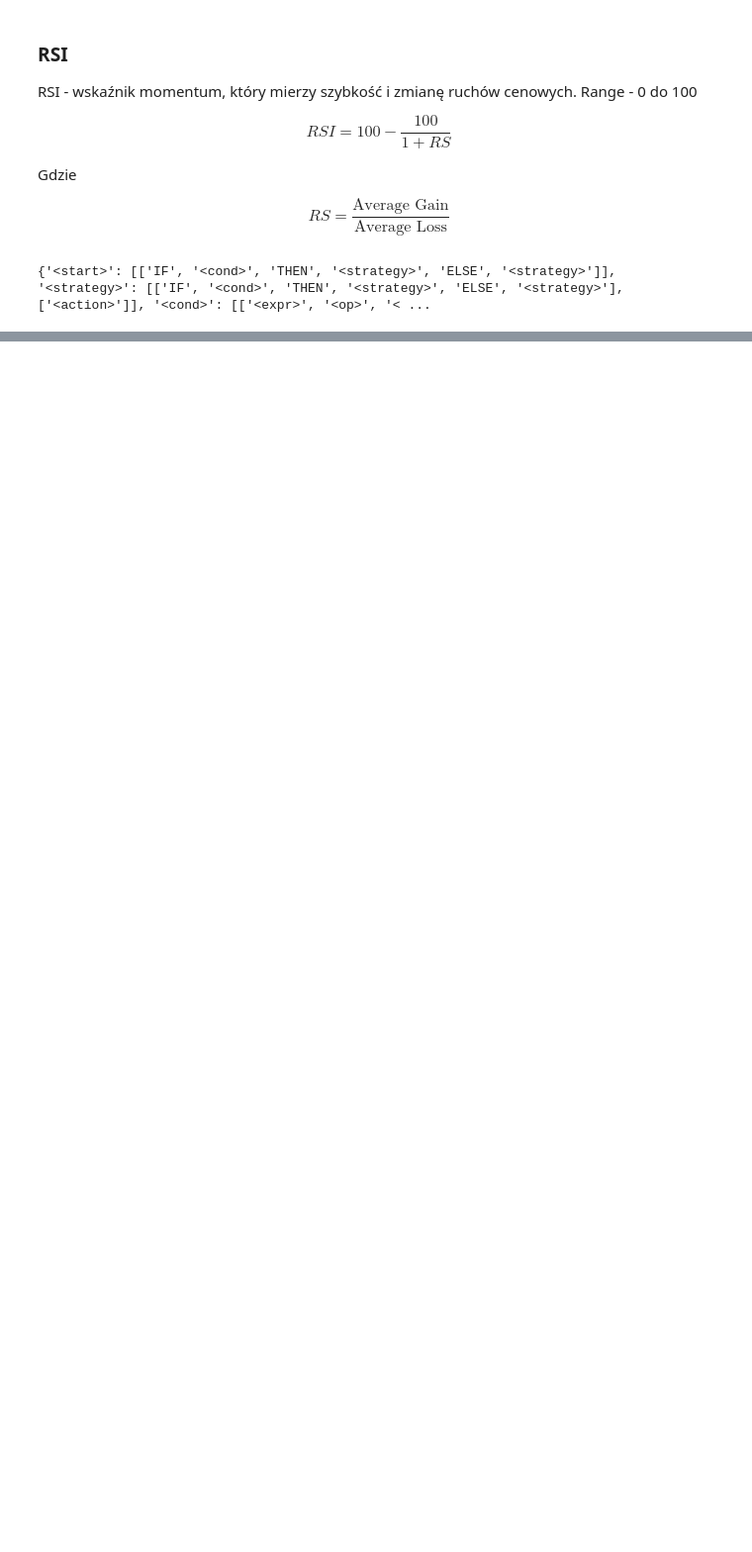
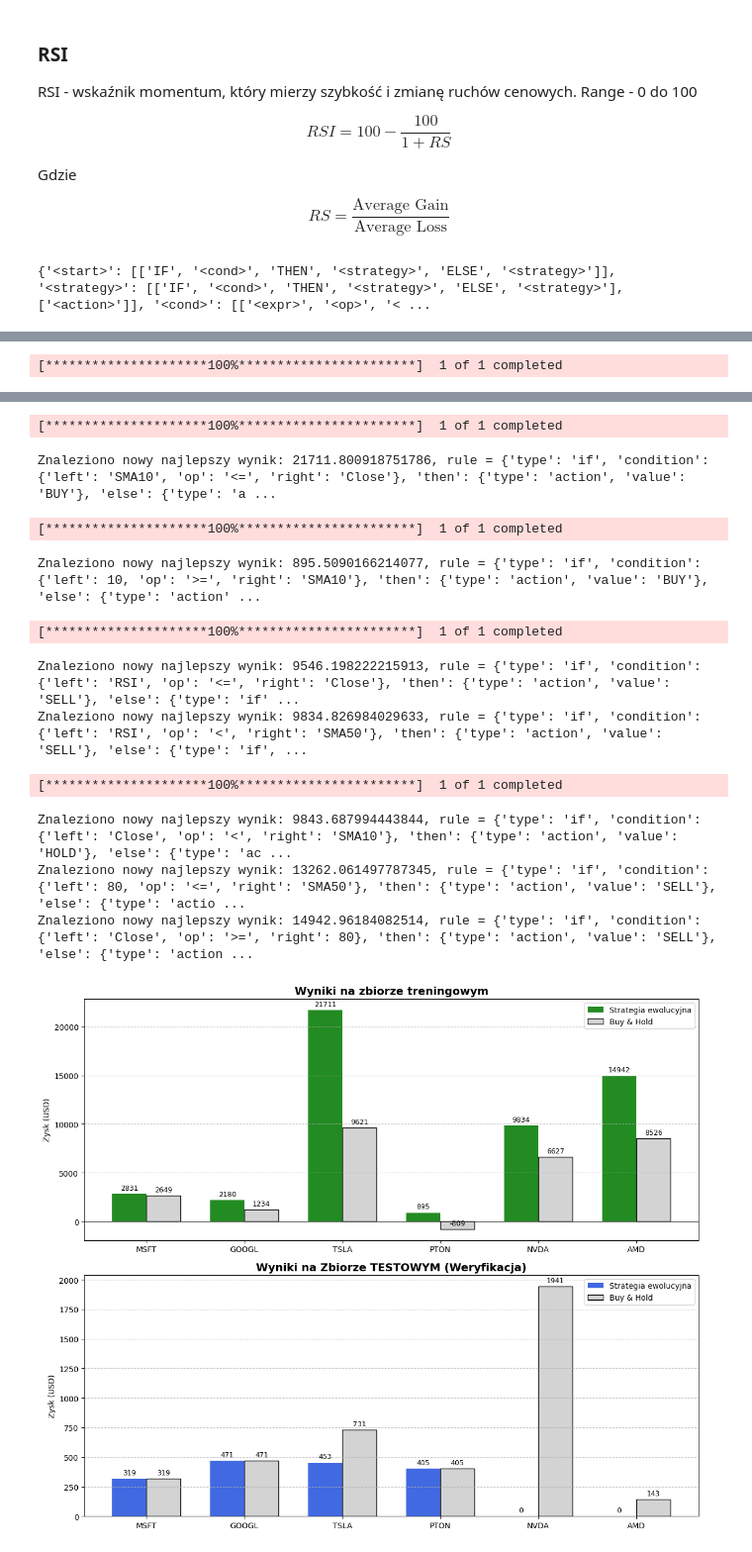
Before and after one commit to Volqano/Grammatical-Evolution-Trading, a Jupyter notebook: src/main.ipynb, the cells around one changed output, grey strips where cells are left out. Shown at 99% size. Saved outputs shown, nothing was run; the diff lists cells and outputs as text; code cells hidden in the pictures; blank space fills up the shorter version.

Commit message:
add algorithm vectorization, add new selection method, verify algorithm on test data

```diff
--- a/src/main.ipynb
+++ b/src/main.ipynb
@@ -251,0 +201,34 @@ Znaleziono nowy najlepszy wynik: 2988.4092339435947, rule = {'type': 'if', 'cond
+# %%
+def compare_profits(tickers, population=500, chromosome_size=50, iterations=100, initial_cash=1000, max_depth=6, split_ratio=0.8, selection=roulette_selection):
+    res = []
+    print(f"Running experiment on ticker: {tickers}\n")
+
+    for ticker in tickers:
+        data_full = get_fast_data(ticker, start="2018-01-01", end="2025-01-01")
+
+        n_total = len(data_full['Close'])
+        split_idx = int(n_total * split_ratio)
+
+        data_train = {key: val[:split_idx] for key, val in data_full.items()}
+        data_test =  {key: val[split_idx:] for key, val in data_full.items()}
+
+        _, _, best_rule = fast_evolution(population, chromosome_size, 0.8, 0.15, iterations, population, data_train, grammar, initial_cash, max_depth, selection=selection, crossover=one_point_crossover, mutation=random_mutation)
+
+        return_train = fast_backtest(best_rule, data_train, initial_cash)
+        return_test = fast_backtest(best_rule, data_test, initial_cash)
+
+        train_prices = data_train['Close']
+        bh_return_train = ((initial_cash / train_prices[0]) * train_prices[-1]) - initial_cash
+
+        test_prices = data_test['Close']
+        bh_return_test = ((initial_cash / test_prices[0]) * test_prices[-1]) - initial_cash
+
+        res.append({
+                'ticker': ticker,
+                'train': return_train,
+                'bh_train': bh_return_train,
+                'test': return_test,
+                'bh_test': bh_return_test
+            })
+
+    return pd.DataFrame(res)
@@ -251,0 +284,3 @@ Znaleziono nowy najlepszy wynik: 2988.4092339435947, rule = {'type': 'if', 'cond
+# %%
+plot_portfolio_comparison(compare_profits(['MSFT', 'GOOGL', 'TSLA', 'PTON', 'NVDA', 'AMD']))
+# %% [output]
@@ -251,0 +291 @@ Znaleziono nowy najlepszy wynik: 2988.4092339435947, rule = {'type': 'if', 'cond
+[*********************100%***********************]  1 of 1 completed
@@ -251,0 +294,12 @@ Znaleziono nowy najlepszy wynik: 2988.4092339435947, rule = {'type': 'if', 'cond
+[*********************100%***********************]  1 of 1 completed
+Znaleziono nowy najlepszy wynik: 21711.800918751786, rule = {'type': 'if', 'condition': {'left': 'SMA10', 'op': '<=', 'right': 'Close'}, 'then': {'type': 'action', 'value': 'BUY'}, 'else': {'type': 'a ...
+[*********************100%***********************]  1 of 1 completed
+Znaleziono nowy najlepszy wynik: 895.5090166214077, rule = {'type': 'if', 'condition': {'left': 10, 'op': '>=', 'right': 'SMA10'}, 'then': {'type': 'action', 'value': 'BUY'}, 'else': {'type': 'action' ...
+[*********************100%***********************]  1 of 1 completed
+Znaleziono nowy najlepszy wynik: 9546.198222215913, rule = {'type': 'if', 'condition': {'left': 'RSI', 'op': '<=', 'right': 'Close'}, 'then': {'type': 'action', 'value': 'SELL'}, 'else': {'type': 'if' ...
+Znaleziono nowy najlepszy wynik: 9834.826984029633, rule = {'type': 'if', 'condition': {'left': 'RSI', 'op': '<', 'right': 'SMA50'}, 'then': {'type': 'action', 'value': 'SELL'}, 'else': {'type': 'if', ...
+[*********************100%***********************]  1 of 1 completed
+Znaleziono nowy najlepszy wynik: 9843.687994443844, rule = {'type': 'if', 'condition': {'left': 'Close', 'op': '<', 'right': 'SMA10'}, 'then': {'type': 'action', 'value': 'HOLD'}, 'else': {'type': 'ac ...
+Znaleziono nowy najlepszy wynik: 13262.061497787345, rule = {'type': 'if', 'condition': {'left': 80, 'op': '<=', 'right': 'SMA50'}, 'then': {'type': 'action', 'value': 'SELL'}, 'else': {'type': 'actio ...
+Znaleziono nowy najlepszy wynik: 14942.96184082514, rule = {'type': 'if', 'condition': {'left': 'Close', 'op': '>=', 'right': 80}, 'then': {'type': 'action', 'value': 'SELL'}, 'else': {'type': 'action ...
+[figure, added]
```
Also changed, not shown: parts of 18 cells of this notebook, 4 other files.
